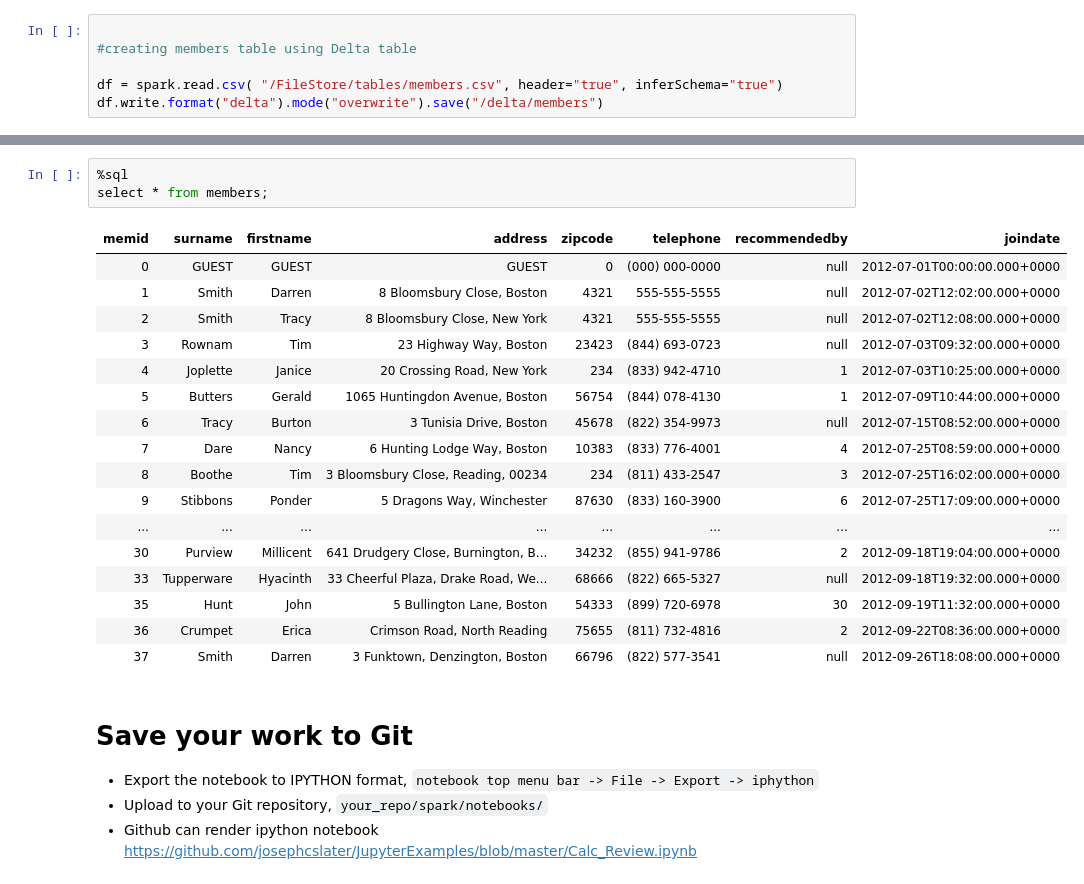
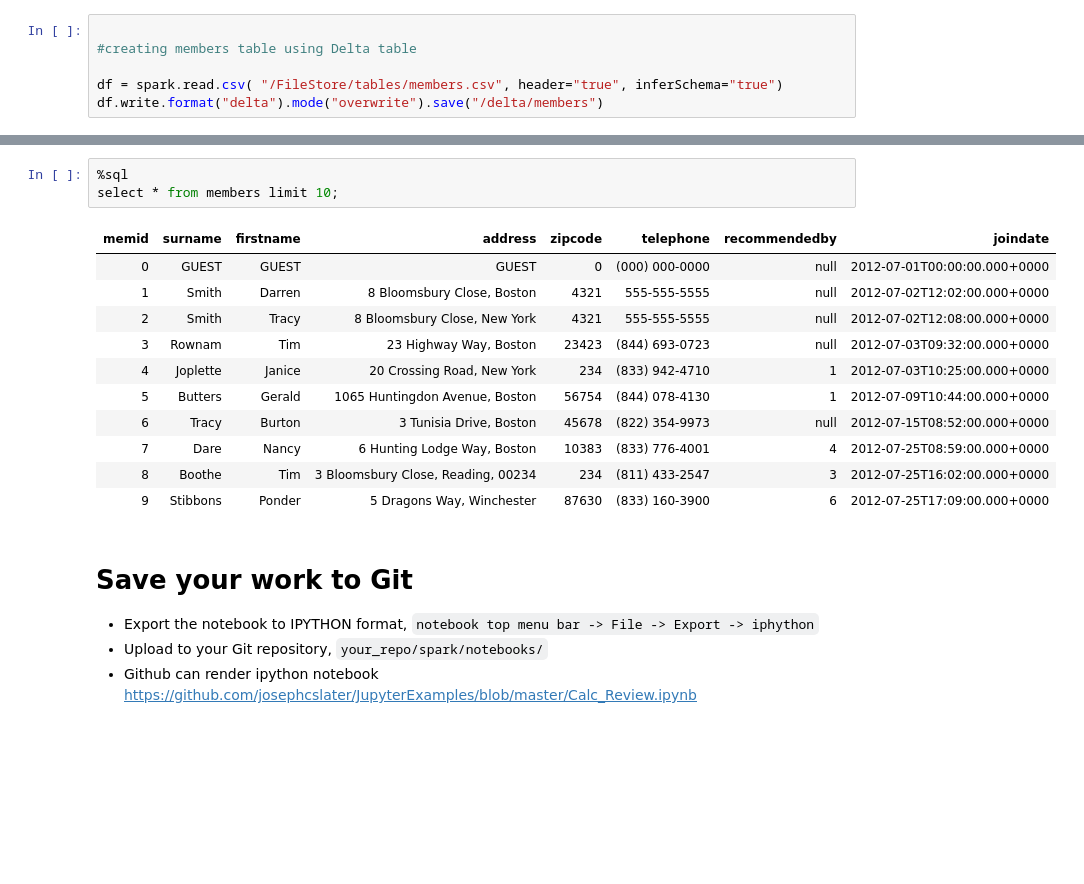
Before and after one commit to jarviscanada/jarvis_data_eng_RiddhishDesai, a Jupyter notebook: 0 - ETL pgexercieses CSV files.ipynb, the cells around one changed output, grey strips where cells are left out. Drawn from its saved outputs; the diff is of its cells as text; blank space fills up the shorter version.

```diff
--- a/0 - ETL pgexercieses CSV files.ipynb
+++ b/0 - ETL pgexercieses CSV files.ipynb
@@ -177,25 +171,19 @@ CREATE TABLE members USING DELTA LOCATION '/delta/members/'
 [interactive output not drawn]
 # %%
 %sql
-select * from members;
+select * from members limit 10;
 # %% [output]
 | memid | surname | firstname | address | zipcode | telephone | recommendedby | joindate |
 | 0 | GUEST | GUEST | GUEST | 0 | (000) 000-0000 | null | 2012-07-01T00:00:00.000+0000 |
 | 1 | Smith | Darren | 8 Bloomsbury Close, Boston | 4321 | 555-555-5555 | null | 2012-07-02T12:02:00.000+0000 |
 | 2 | Smith | Tracy | 8 Bloomsbury Close, New York | 4321 | 555-555-5555 | null | 2012-07-02T12:08:00.000+0000 |
 | 3 | Rownam | Tim | 23 Highway Way, Boston | 23423 | (844) 693-0723 | null | 2012-07-03T09:32:00.000+0000 |
 | 4 | Joplette | Janice | 20 Crossing Road, New York | 234 | (833) 942-4710 | 1 | 2012-07-03T10:25:00.000+0000 |
 | 5 | Butters | Gerald | 1065 Huntingdon Avenue, Boston | 56754 | (844) 078-4130 | 1 | 2012-07-09T10:44:00.000+0000 |
 | 6 | Tracy | Burton | 3 Tunisia Drive, Boston | 45678 | (822) 354-9973 | null | 2012-07-15T08:52:00.000+0000 |
 | 7 | Dare | Nancy | 6 Hunting Lodge Way, Boston | 10383 | (833) 776-4001 | 4 | 2012-07-25T08:59:00.000+0000 |
 | 8 | Boothe | Tim | 3 Bloomsbury Close, Reading, 00234 | 234 | (811) 433-2547 | 3 | 2012-07-25T16:02:00.000+0000 |
 | 9 | Stibbons | Ponder | 5 Dragons Way, Winchester | 87630 | (833) 160-3900 | 6 | 2012-07-25T17:09:00.000+0000 |
-| ... | ... | ... | ... | ... | ... | ... | ... |
-| 30 | Purview | Millicent | 641 Drudgery Close, Burnington, B... | 34232 | (855) 941-9786 | 2 | 2012-09-18T19:04:00.000+0000 |
-| 33 | Tupperware | Hyacinth | 33 Cheerful Plaza, Drake Road, We... | 68666 | (822) 665-5327 | null | 2012-09-18T19:32:00.000+0000 |
-| 35 | Hunt | John | 5 Bullington Lane, Boston | 54333 | (899) 720-6978 | 30 | 2012-09-19T11:32:00.000+0000 |
-| 36 | Crumpet | Erica | Crimson Road, North Reading | 75655 | (811) 732-4816 | 2 | 2012-09-22T08:36:00.000+0000 |
-| 37 | Smith | Darren | 3 Funktown, Denzington, Boston | 66796 | (822) 577-3541 | null | 2012-09-26T18:08:00.000+0000 |
 # %% [markdown]
 # Save your work to Git
 
```
Also changed, not shown: parts of 2 cells of this notebook, 2 other files.
